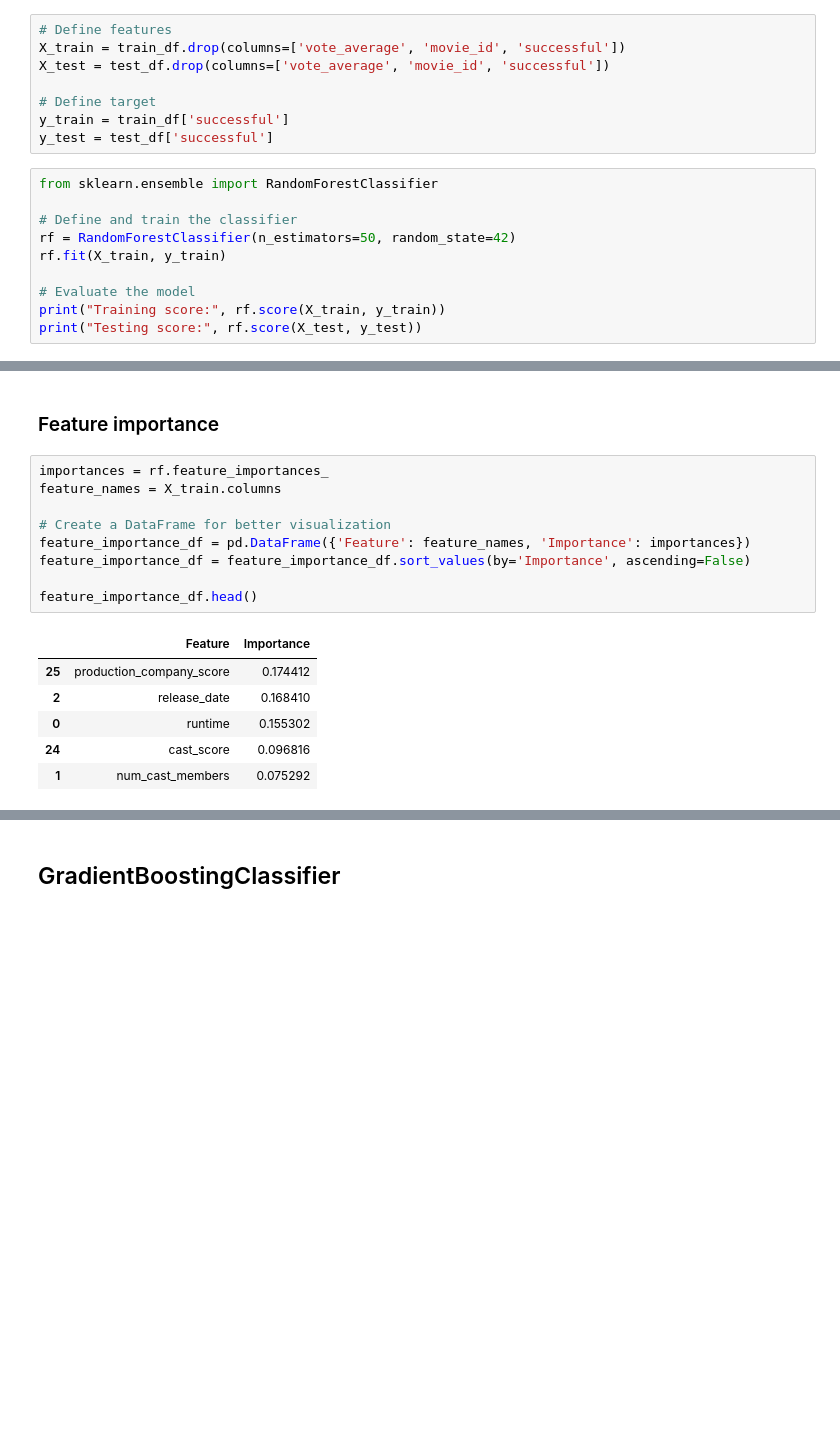
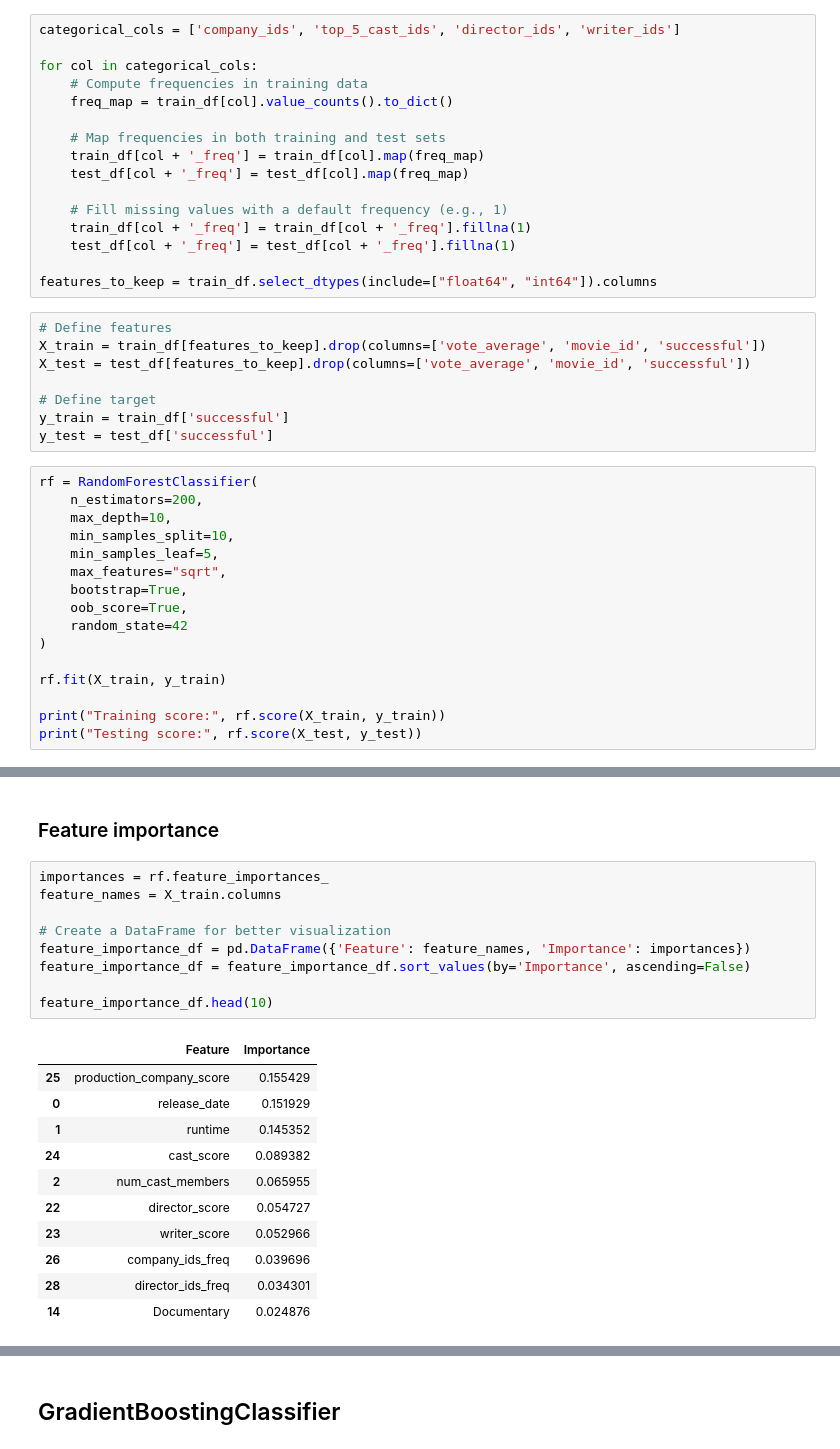
Before and after one commit to jonnycomes/movie-data, a Jupyter notebook: notebooks/06_Predict_movie_success.ipynb, the cells around one changed output, grey strips where cells are left out. Drawn from its saved outputs; the diff is of its cells as text; blank space fills up the shorter version.

Commit message:
Tuning random forest parameters.

```diff
--- a/notebooks/06_Predict_movie_success.ipynb
+++ b/notebooks/06_Predict_movie_success.ipynb
@@ -222,20 +184,42 @@ from sklearn.model_selection import train_test_split
 train_df, test_df = train_test_split(df, test_size=0.2, random_state=42)
+# %%
+categorical_cols = ['company_ids', 'top_5_cast_ids', 'director_ids', 'writer_ids']
+
+for col in categorical_cols:
+    # Compute frequencies in training data
+    freq_map = train_df[col].value_counts().to_dict()
+
+    # Map frequencies in both training and test sets
+    train_df[col + '_freq'] = train_df[col].map(freq_map)
+    test_df[col + '_freq'] = test_df[col].map(freq_map)
+
+    # Fill missing values with a default frequency (e.g., 1)
+    train_df[col + '_freq'] = train_df[col + '_freq'].fillna(1)
+    test_df[col + '_freq'] = test_df[col + '_freq'].fillna(1)
+
+features_to_keep = train_df.select_dtypes(include=["float64", "int64"]).columns
 # %%
 # Define features
-X_train = train_df.drop(columns=['vote_average', 'movie_id', 'successful'])
-X_test = test_df.drop(columns=['vote_average', 'movie_id', 'successful'])
+X_train = train_df[features_to_keep].drop(columns=['vote_average', 'movie_id', 'successful'])
+X_test = test_df[features_to_keep].drop(columns=['vote_average', 'movie_id', 'successful'])
 
 # Define target
 y_train = train_df['successful']
 y_test = test_df['successful']
 # %%
-from sklearn.ensemble import RandomForestClassifier
+rf = RandomForestClassifier(
+    n_estimators=200,
+    max_depth=10,
+    min_samples_split=10,
+    min_samples_leaf=5,
+    max_features="sqrt",
+    bootstrap=True,
+    oob_score=True,
+    random_state=42
+)
 
-# Define and train the classifier
-rf = RandomForestClassifier(n_estimators=50, random_state=42)
 rf.fit(X_train, y_train)
 
-# Evaluate the model
 print("Training score:", rf.score(X_train, y_train))
 print("Testing score:", rf.score(X_test, y_test))
 # %% [output]
@@ -246,19 +230,24 @@ Testing score: 0.815272318921954
 # %%
 importances = rf.feature_importances_
 feature_names = X_train.columns
 
 # Create a DataFrame for better visualization
 feature_importance_df = pd.DataFrame({'Feature': feature_names, 'Importance': importances})
 feature_importance_df = feature_importance_df.sort_values(by='Importance', ascending=False)
 
-feature_importance_df.head()
+feature_importance_df.head(10)
 # %% [output]
 |  | Feature | Importance |
-| 25 | production_company_score | 0.174412 |
-| 2 | release_date | 0.168410 |
-| 0 | runtime | 0.155302 |
-| 24 | cast_score | 0.096816 |
-| 1 | num_cast_members | 0.075292 |
+| 25 | production_company_score | 0.155429 |
+| 0 | release_date | 0.151929 |
+| 1 | runtime | 0.145352 |
+| 24 | cast_score | 0.089382 |
+| 2 | num_cast_members | 0.065955 |
+| 22 | director_score | 0.054727 |
+| 23 | writer_score | 0.052966 |
+| 26 | company_ids_freq | 0.039696 |
+| 28 | director_ids_freq | 0.034301 |
+| 14 | Documentary | 0.024876 |
 # %%
 plt.figure(figsize=(10, 6))
 sns.barplot(
```
Also changed, not shown: parts of 10 cells of this notebook, 1 other file.
